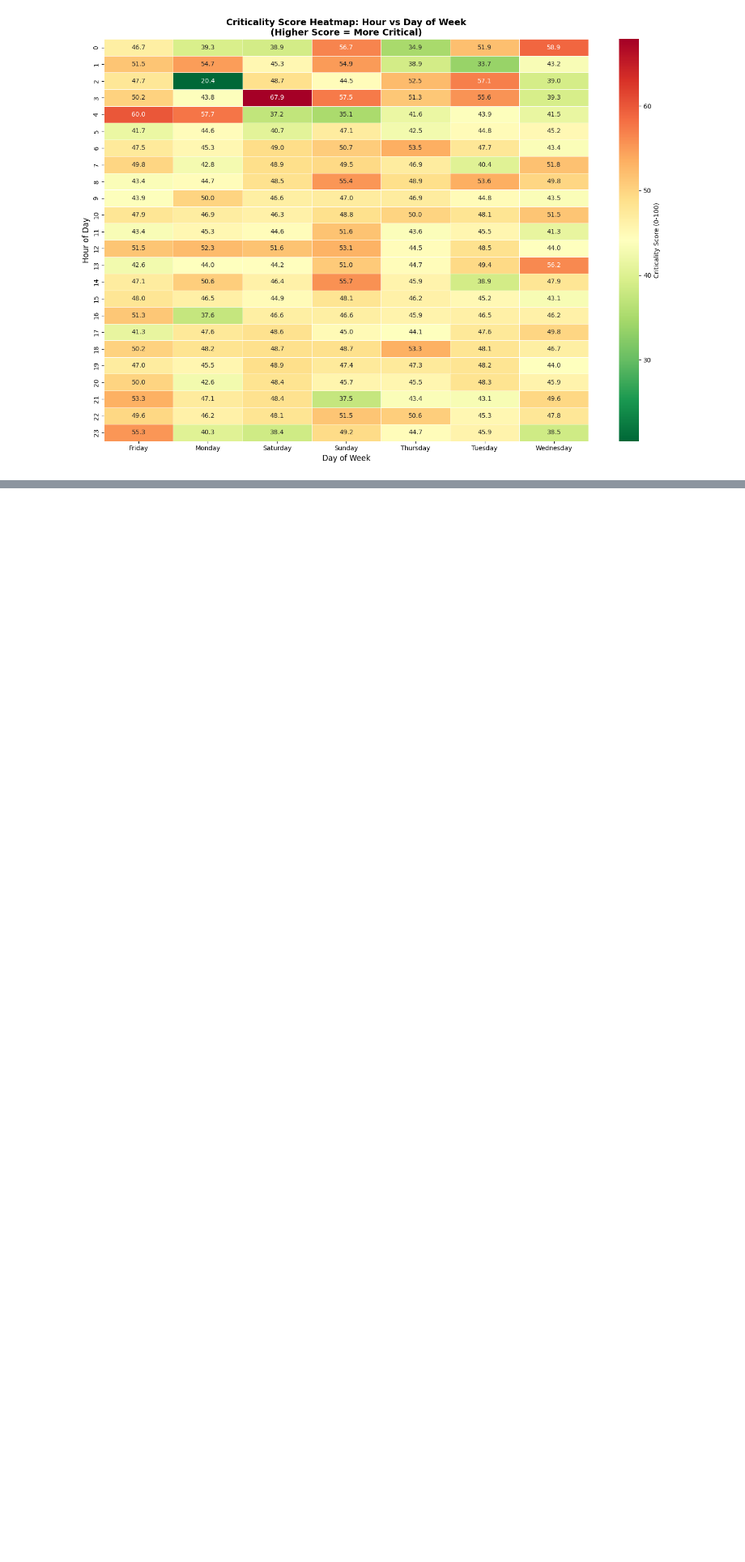
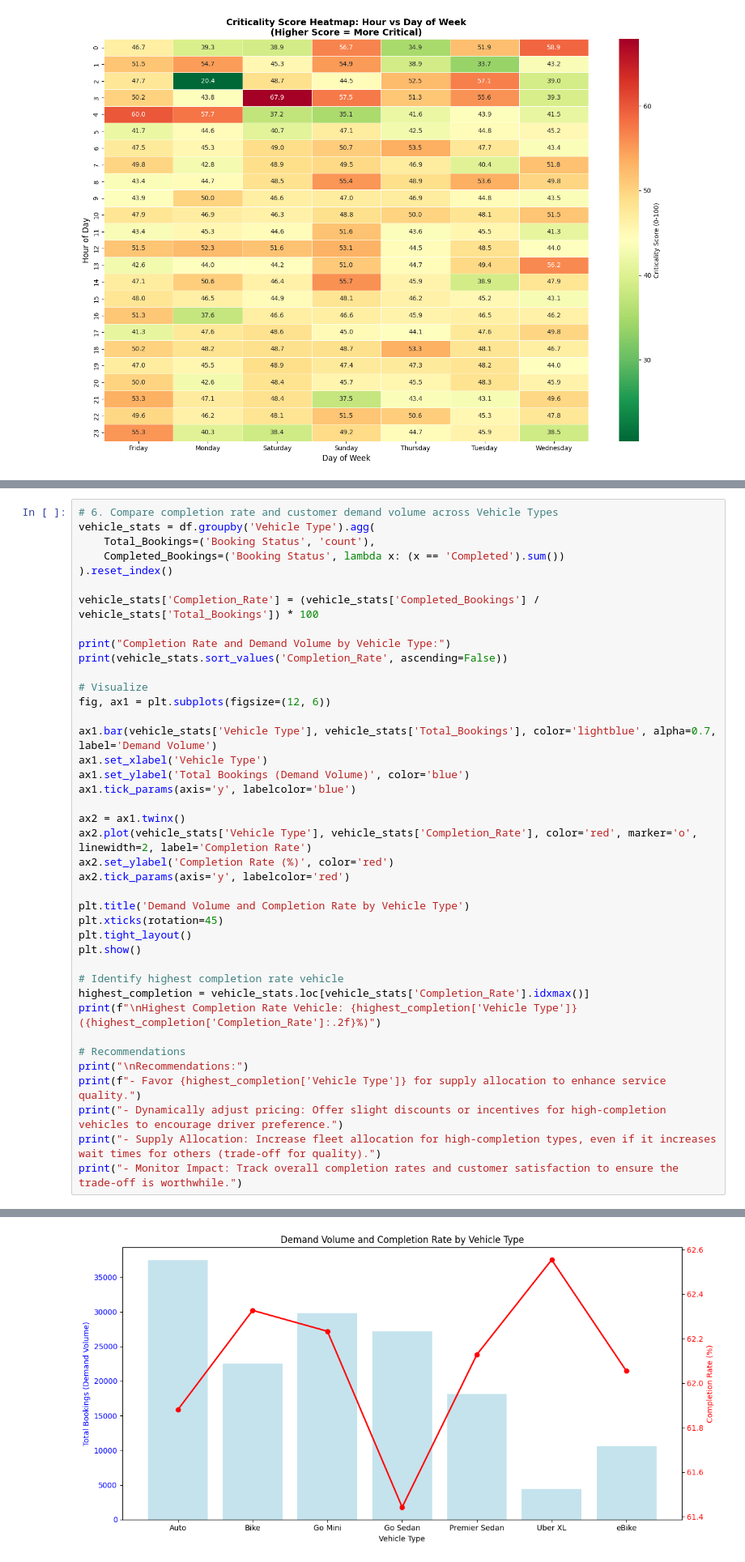
Before and after one commit to satya00089/ai-solutions-for-uber, a Jupyter notebook: ai-solutions-for-uber.ipynb, the cells around one changed output, grey strips where cells are left out. Shown at 81% size. Saved outputs shown, nothing was run; the diff lists cells and outputs as text; blank space fills up the shorter version.

```diff
--- a/ai-solutions-for-uber.ipynb
+++ b/ai-solutions-for-uber.ipynb
@@ -918,0 +685,41 @@ KeyError: 'Predictive_Surge'
+# %%
+# 6. Compare completion rate and customer demand volume across Vehicle Types
+vehicle_stats = df.groupby('Vehicle Type').agg(
+    Total_Bookings=('Booking Status', 'count'),
+    Completed_Bookings=('Booking Status', lambda x: (x == 'Completed').sum())
+).reset_index()
+
+vehicle_stats['Completion_Rate'] = (vehicle_stats['Completed_Bookings'] / vehicle_stats['Total_Bookings']) * 100
+
+print("Completion Rate and Demand Volume by Vehicle Type:")
+print(vehicle_stats.sort_values('Completion_Rate', ascending=False))
+
+# Visualize
+fig, ax1 = plt.subplots(figsize=(12, 6))
+
+ax1.bar(vehicle_stats['Vehicle Type'], vehicle_stats['Total_Bookings'], color='lightblue', alpha=0.7, label='Demand Volume')
+ax1.set_xlabel('Vehicle Type')
+ax1.set_ylabel('Total Bookings (Demand Volume)', color='blue')
+ax1.tick_params(axis='y', labelcolor='blue')
+
+ax2 = ax1.twinx()
+ax2.plot(vehicle_stats['Vehicle Type'], vehicle_stats['Completion_Rate'], color='red', marker='o', linewidth=2, label='Completion Rate')
+ax2.set_ylabel('Completion Rate (%)', color='red')
+ax2.tick_params(axis='y', labelcolor='red')
+
+plt.title('Demand Volume and Completion Rate by Vehicle Type')
+plt.xticks(rotation=45)
+plt.tight_layout()
+plt.show()
+
+# Identify highest completion rate vehicle
+highest_completion = vehicle_stats.loc[vehicle_stats['Completion_Rate'].idxmax()]
+print(f"\nHighest Completion Rate Vehicle: {highest_completion['Vehicle Type']} ({highest_completion['Completion_Rate']:.2f}%)")
+
+# Recommendations
+print("\nRecommendations:")
+print(f"- Favor {highest_completion['Vehicle Type']} for supply allocation to enhance service quality.")
+print("- Dynamically adjust pricing: Offer slight discounts or incentives for high-completion vehicles to encourage driver preference.")
+print("- Supply Allocation: Increase fleet allocation for high-completion types, even if it increases wait times for others (trade-off for quality).")
+print("- Monitor Impact: Track overall completion rates and customer satisfaction to ensure the trade-off is worthwhile.")
+# %% [output]
@@ -918,0 +735 @@ KeyError: 'Predictive_Surge'
+[figure, added]
```
Also changed, not shown: parts of 22 cells of this notebook, 2 other files.
